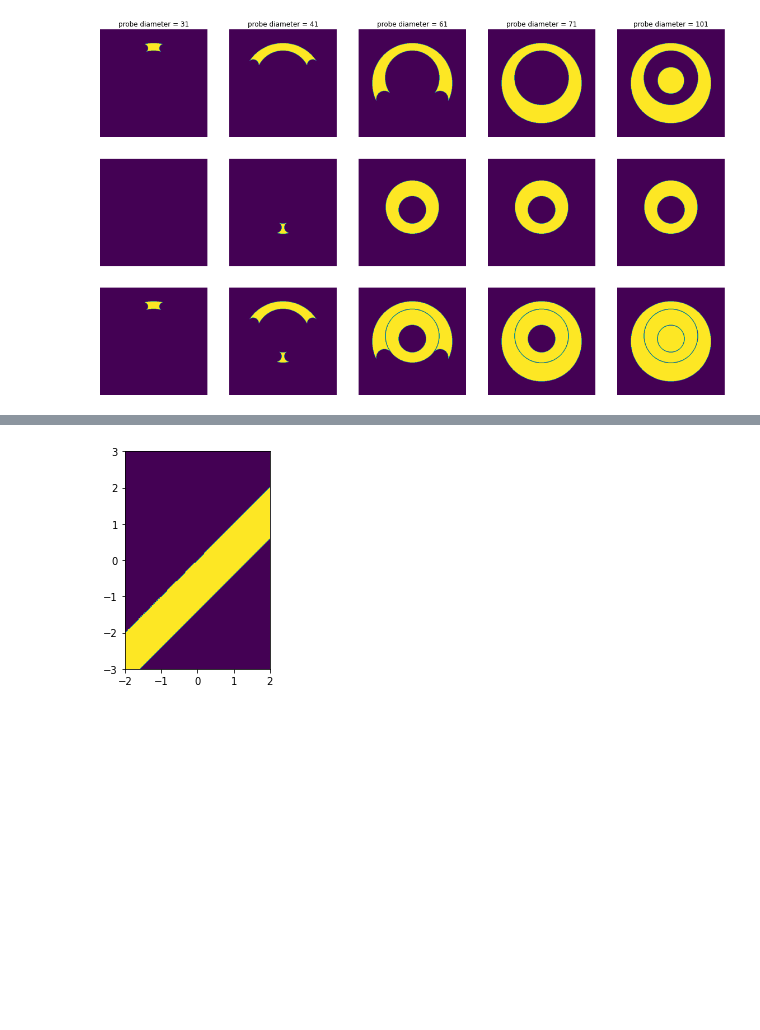
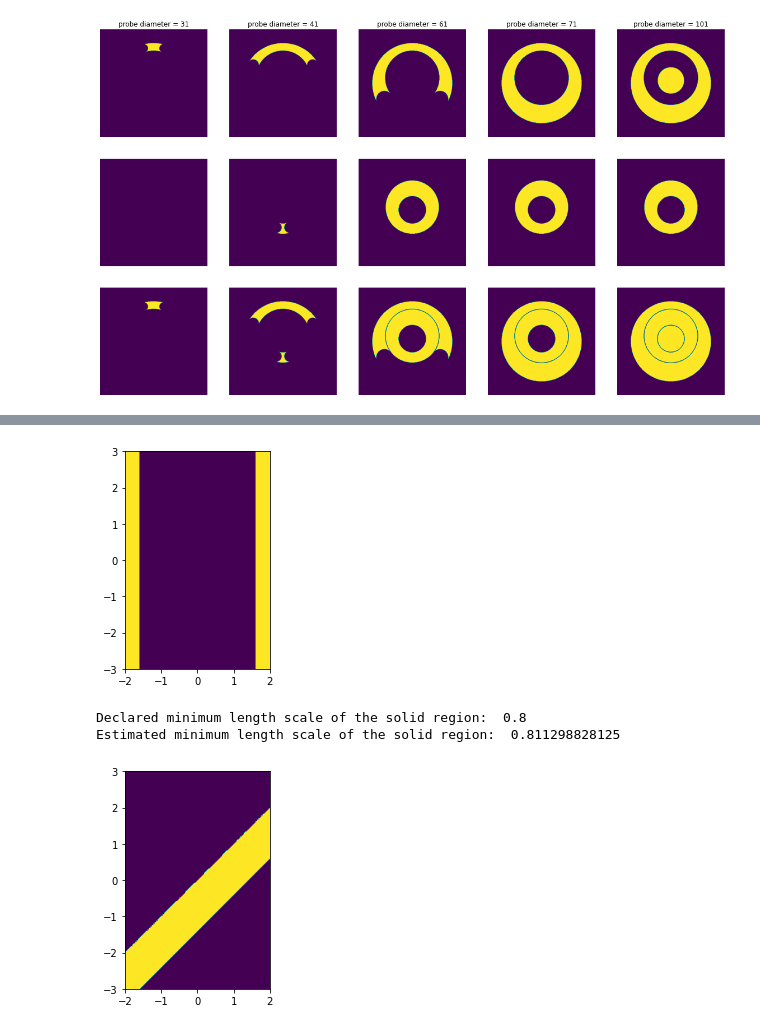
Before and after one commit to NanoComp/imageruler, a Jupyter notebook: notebooks/examples.ipynb, the cells around one changed output, grey strips where cells are left out. Saved outputs shown, nothing was run; the diff lists cells and outputs as text; code cells hidden in the pictures; blank space fills up the shorter version.

```diff
--- a/notebooks/examples.ipynb
+++ b/notebooks/examples.ipynb
@@ -144,3 +138,20 @@ print("Estimated minimum length scale of the solid region: ", solid_mls)
 Declared minimum length scale of the solid region:  0.8
 Estimated minimum length scale of the solid region:  0.8090039062499998
+# %%
+image = stripe(resolution, phys_size, stripe_width, center = (0, -2)) | stripe(
+    resolution, phys_size, stripe_width, center = (0, 2))
+
+plt.figure()
+plt.imshow(image,extent=[-phys_size[1]/2,phys_size[1]/2,-phys_size[0]/2,phys_size[0]/2])
+plt.show()
+
+# Assume this image is periodic along the horizontal direction, which corresponds to the axis 1.
+solid_mls = imageruler.minimum_length(image, phys_size, periodic_axes=1)
+
+print("Declared minimum length scale of the solid region: ", stripe_width)
+print("Estimated minimum length scale of the solid region: ", solid_mls)
+# %% [output]
+[figure, added]
+Declared minimum length scale of the solid region:  0.8
+Estimated minimum length scale of the solid region:  0.811298828125
 # %%
```
Also changed, not shown: parts of 12 cells of this notebook, 3 other files.
